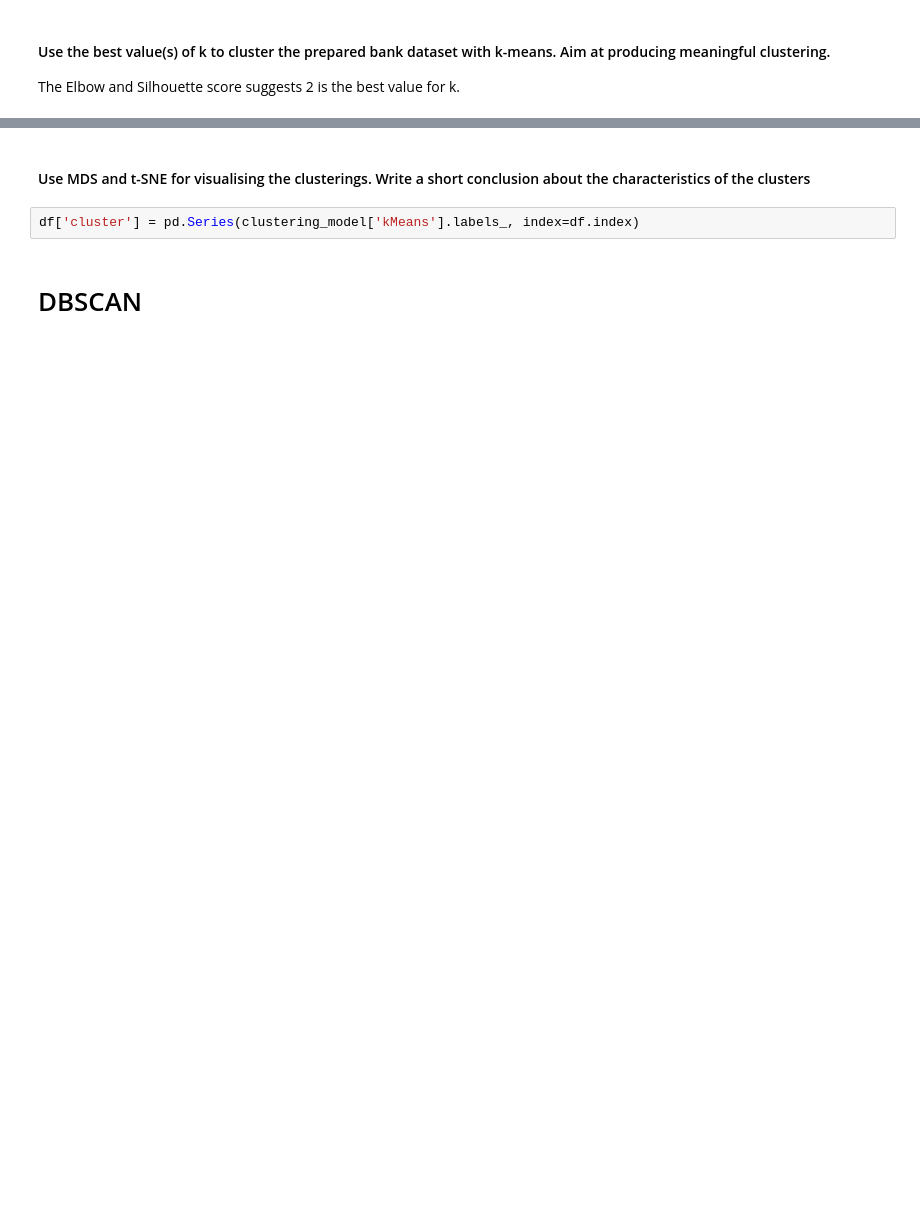
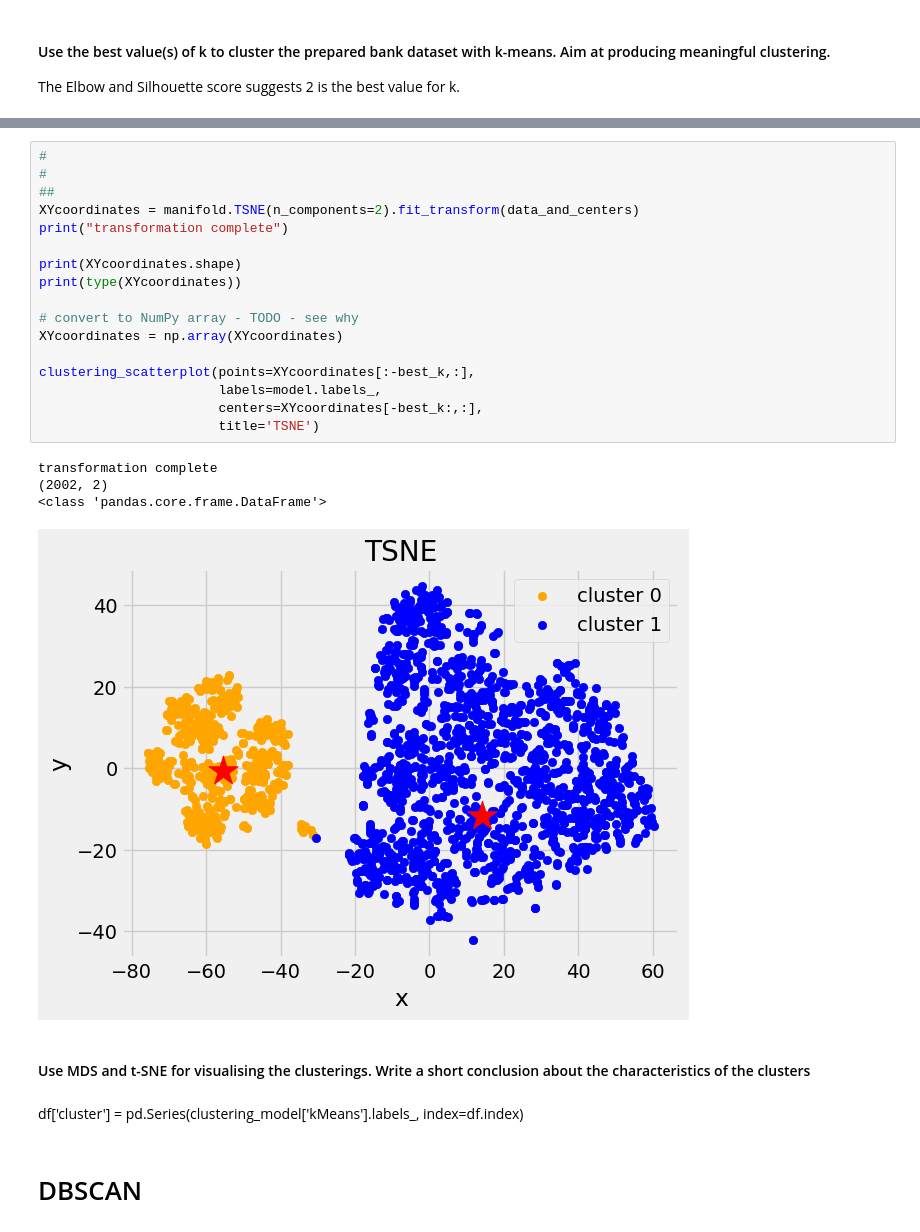
Before and after one commit to qaz73/ULAssignment-2, a Jupyter notebook: etivity2.ipynb, the cells around one changed output, grey strips where cells are left out. Cells and saved outputs as stored; diff of their text form; blank space fills up the shorter version.

```diff
--- a/etivity2.ipynb
+++ b/etivity2.ipynb
@@ -431,7 +459,29 @@ clustering_scatterplot(points=XYcoordinates[:-k,:],
+# %%
+#
+#
+##
+XYcoordinates = manifold.TSNE(n_components=2).fit_transform(data_and_centers)
+print("transformation complete")
+
+print(XYcoordinates.shape)
+print(type(XYcoordinates))
+
+# convert to NumPy array - TODO - see why
+XYcoordinates = np.array(XYcoordinates)
+
+clustering_scatterplot(points=XYcoordinates[:-best_k,:],
+                       labels=model.labels_,
+                       centers=XYcoordinates[-best_k:,:],
+                       title='TSNE')
+# %% [output]
+transformation complete
+(2002, 2)
+<class 'pandas.core.frame.DataFrame'>
+[figure, added]
 # %% [markdown]
 #### Use MDS and t-SNE for visualising the clusterings. Write a short conclusion about the characteristics of the clusters
-# %%
-df['cluster'] = pd.Series(clustering_model['kMeans'].labels_, index=df.index)
+# %% [markdown]
+df['cluster'] = pd.Series(clustering_model['kMeans'].labels_, index=df.index)
 # %% [markdown]
 # DBSCAN
 # %%
```
Also changed, not shown: parts of 44 cells of this notebook.
